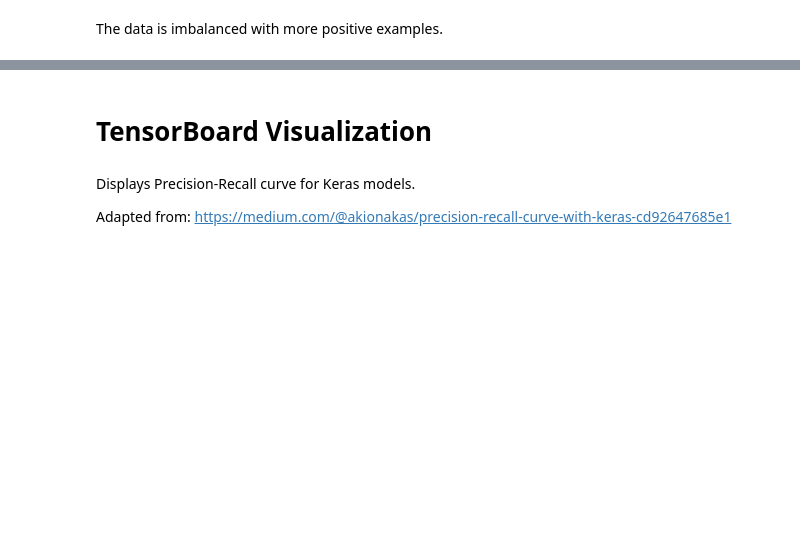
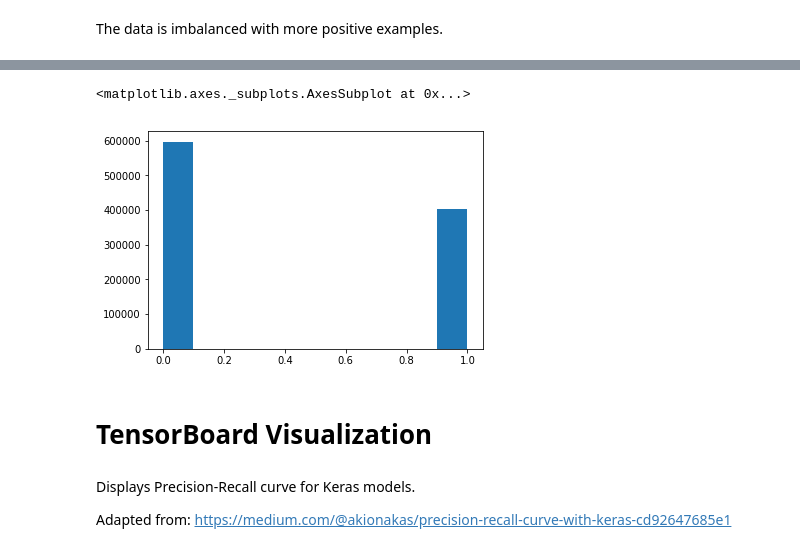
Before and after one commit to moduIo/Neural-State-Classification, a Jupyter notebook: models/helicopter_models/networks.ipynb, the cells around one changed output, grey strips where cells are left out. Cells and saved outputs as stored; diff of their text form; code cells hidden in the pictures; blank space fills up the shorter version.

```diff
--- a/models/helicopter_models/networks.ipynb
+++ b/models/helicopter_models/networks.ipynb
@@ -29,3 +82,8 @@ print (num_samples, num_features)
+# %%
+y.hist(grid=False)
+# %% [output]
+<matplotlib.axes._subplots.AxesSubplot at 0x...>
+[figure, added]
 # %%
 X_train, X_test, y_train, y_test = train_test_split(X, y, test_size=0.20, random_state=42, shuffle=True)
 # %% [markdown]
```
Also changed, not shown: parts of 9 cells of this notebook, 5 other files.
